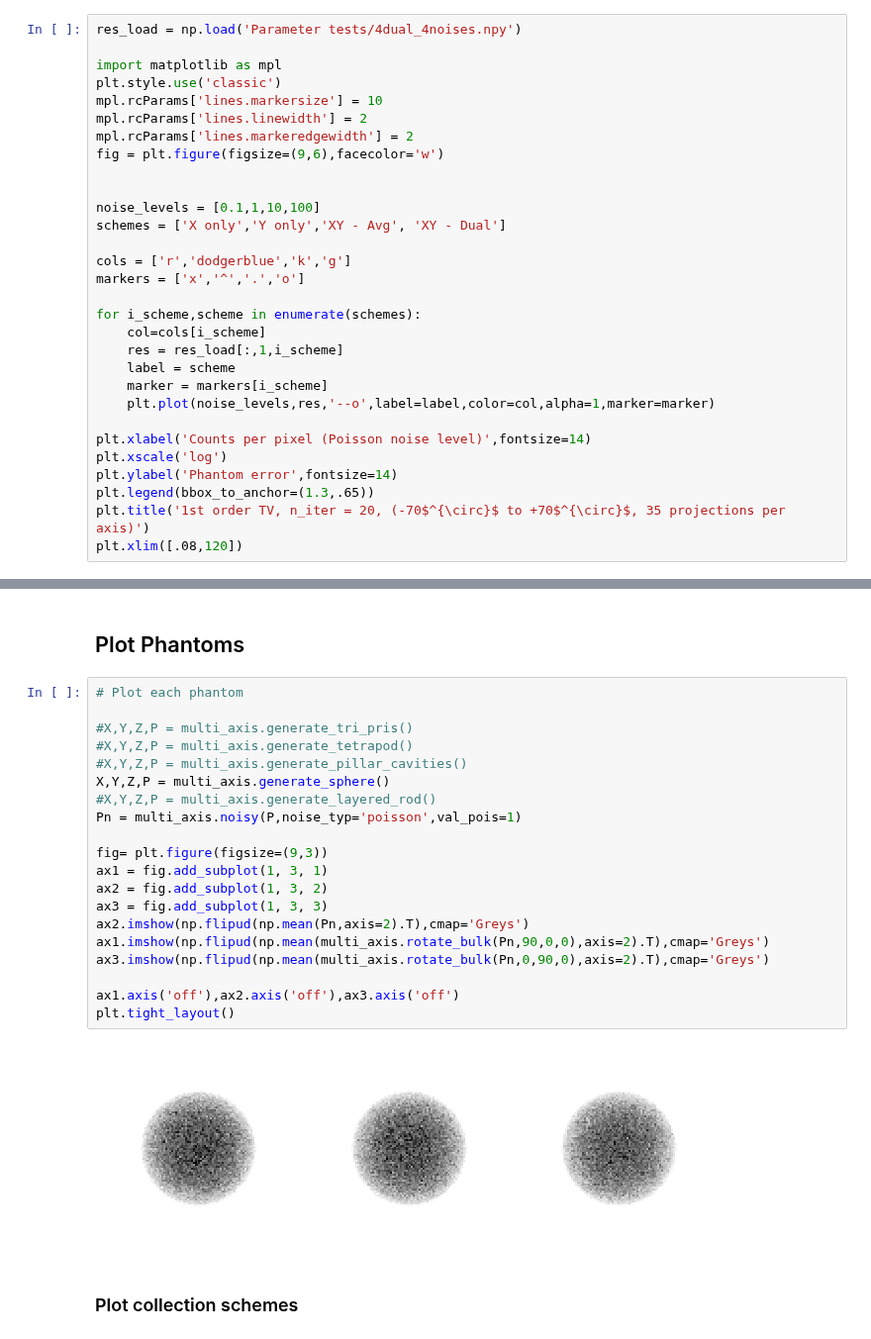
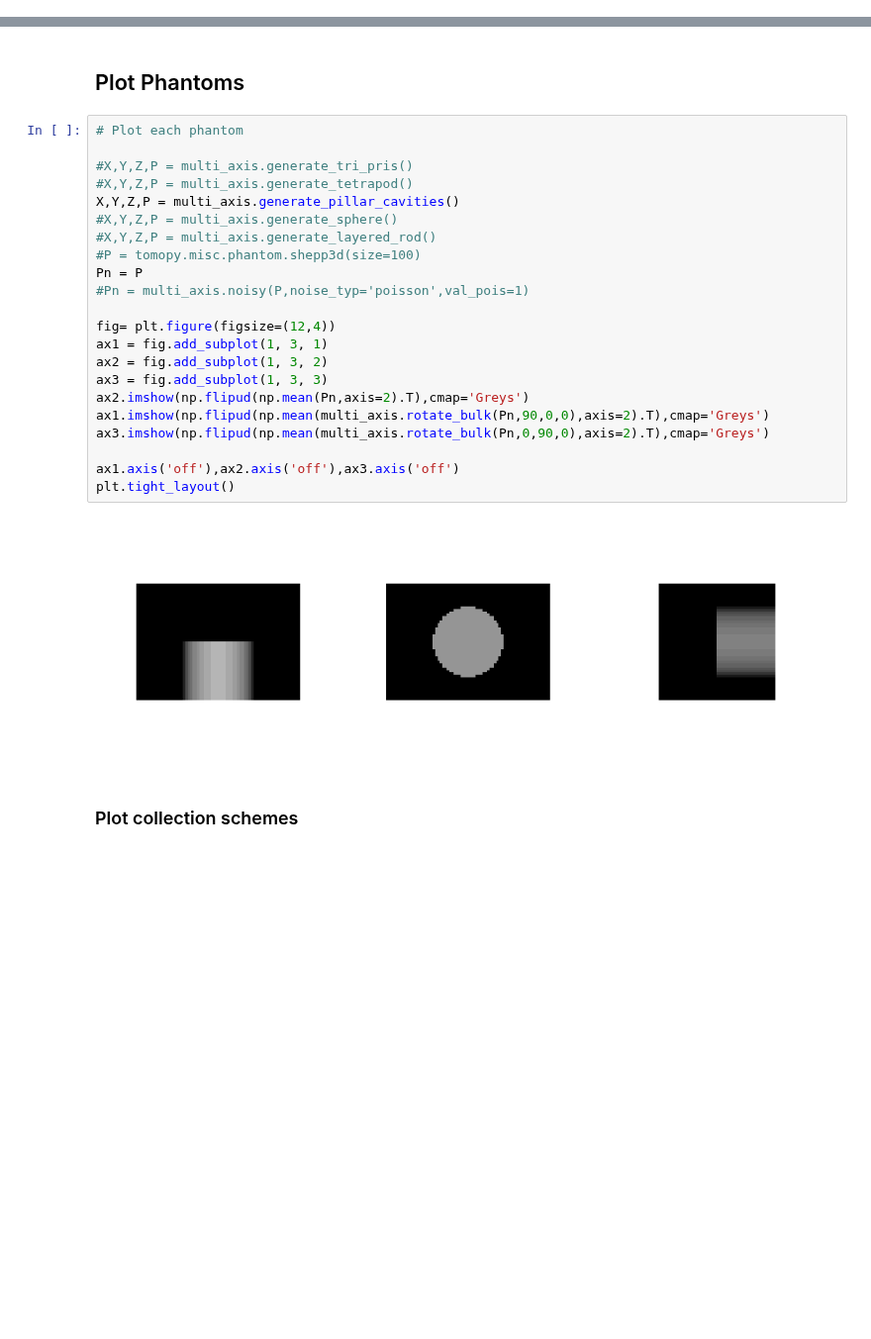
Before and after one commit to grlewis333/phd-work, a Jupyter notebook: multi-axis-tomo/scalar-rot-proj.ipynb, the cells around one changed output, grey strips where cells are left out. Shown at 99% size. Saved outputs shown, nothing was run; the diff lists cells and outputs as text; blank space fills up the shorter version.

```diff
--- a/multi-axis-tomo/scalar-rot-proj.ipynb
+++ b/multi-axis-tomo/scalar-rot-proj.ipynb
@@ -410,30 +61,0 @@ np.shape(res_load)
-# %%
-res_load = np.load('Parameter tests/4dual_4noises.npy')
-
-import matplotlib as mpl
-plt.style.use('classic')
-mpl.rcParams['lines.markersize'] = 10
-mpl.rcParams['lines.linewidth'] = 2
-mpl.rcParams['lines.markeredgewidth'] = 2
-fig = plt.figure(figsize=(9,6),facecolor='w')
-
-
-noise_levels = [0.1,1,10,100]
-schemes = ['X only','Y only','XY - Avg', 'XY - Dual']
-
-cols = ['r','dodgerblue','k','g']
-markers = ['x','^','.','o']
-
-for i_scheme,scheme in enumerate(schemes):
-    col=cols[i_scheme]
-    res = res_load[:,1,i_scheme]
-    label = scheme
-    marker = markers[i_scheme]
-    plt.plot(noise_levels,res,'--o',label=label,color=col,alpha=1,marker=marker)
-
-plt.xlabel('Counts per pixel (Poisson noise level)',fontsize=14)
-plt.xscale('log')
-plt.ylabel('Phantom error',fontsize=14)
-plt.legend(bbox_to_anchor=(1.3,.65))
-plt.title('1st order TV, n_iter = 20, (-70$^{\circ}$ to +70$^{\circ}$, 35 projections per axis)')
-plt.xlim([.08,120])
@@ -445,24 +64,26 @@ plt.xlim([.08,120])
 # %%
 # Plot each phantom
 
 #X,Y,Z,P = multi_axis.generate_tri_pris()
 #X,Y,Z,P = multi_axis.generate_tetrapod()
-#X,Y,Z,P = multi_axis.generate_pillar_cavities()
-X,Y,Z,P = multi_axis.generate_sphere()
+X,Y,Z,P = multi_axis.generate_pillar_cavities()
+#X,Y,Z,P = multi_axis.generate_sphere()
 #X,Y,Z,P = multi_axis.generate_layered_rod()
-Pn = multi_axis.noisy(P,noise_typ='poisson',val_pois=1)
+#P = tomopy.misc.phantom.shepp3d(size=100)
+Pn = P
+#Pn = multi_axis.noisy(P,noise_typ='poisson',val_pois=1)
 
-fig= plt.figure(figsize=(9,3))
+fig= plt.figure(figsize=(12,4))
 ax1 = fig.add_subplot(1, 3, 1)
 ax2 = fig.add_subplot(1, 3, 2)
 ax3 = fig.add_subplot(1, 3, 3)
 ax2.imshow(np.flipud(np.mean(Pn,axis=2).T),cmap='Greys')
 ax1.imshow(np.flipud(np.mean(multi_axis.rotate_bulk(Pn,90,0,0),axis=2).T),cmap='Greys')
 ax3.imshow(np.flipud(np.mean(multi_axis.rotate_bulk(Pn,0,90,0),axis=2).T),cmap='Greys')
 
 ax1.axis('off'),ax2.axis('off'),ax3.axis('off')
 plt.tight_layout()
 # %% [output]
-[figure, old version]
+[figure, new version]
 # %% [markdown]
 ### Plot collection schemes
```
Also changed, not shown: parts of 34 cells of this notebook, 2 other files.
